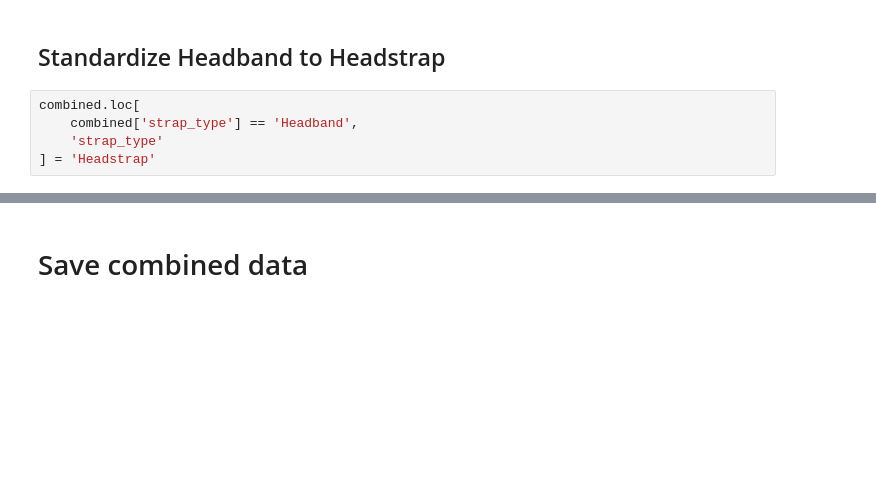
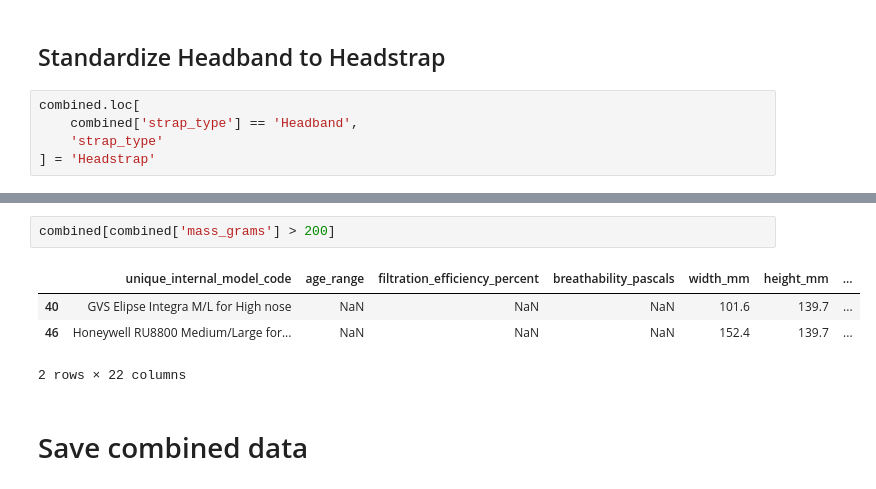
Before and after one commit to Edderic/breathesafe, a Jupyter notebook: python/mask-recommender/notebooks/combine-mask-data-sets.ipynb, the cells around one changed output, grey strips where cells are left out. Saved outputs shown, nothing was run; the diff lists cells and outputs as text; blank space fills up the shorter version.

```diff
--- a/python/mask-recommender/notebooks/combine-mask-data-sets.ipynb
+++ b/python/mask-recommender/notebooks/combine-mask-data-sets.ipynb
@@ -1360,3 +1686,10 @@ combined[~combined['strap_type'].isin(['Earloop', 'Headstrap'])]
+# %%
+combined[combined['mass_grams'] > 200]
+# %% [output]
+|  | unique_internal_model_code | age_range | filtration_efficiency_percent | breathability_pascals | width_mm | height_mm | ... |
+| 40 | GVS Elipse Integra M/L for High nose | NaN | NaN | NaN | 101.6 | 139.7 | ... |
+| 46 | Honeywell RU8800 Medium/Large for... | NaN | NaN | NaN | 152.4 | 139.7 | ... |
+2 rows × 22 columns
 # %% [markdown]
 # Save combined data
 # %%
```
Also changed, not shown: parts of 28 cells of this notebook, 2 other files.
